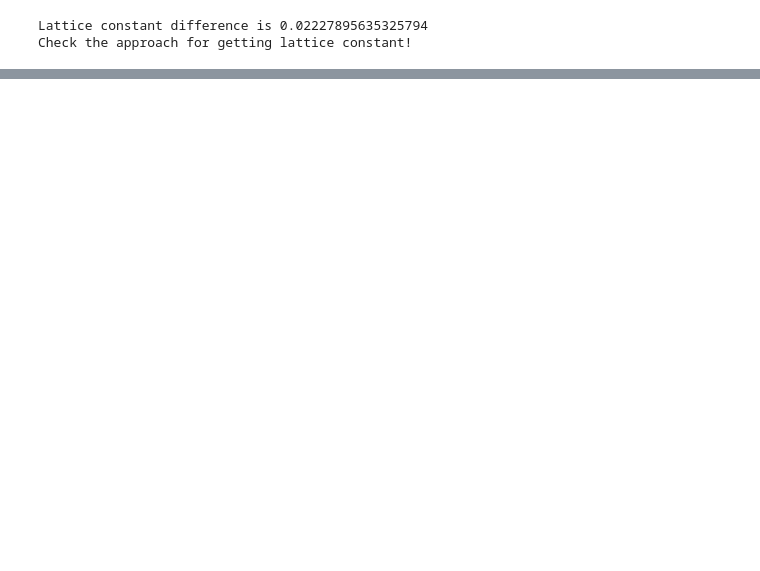
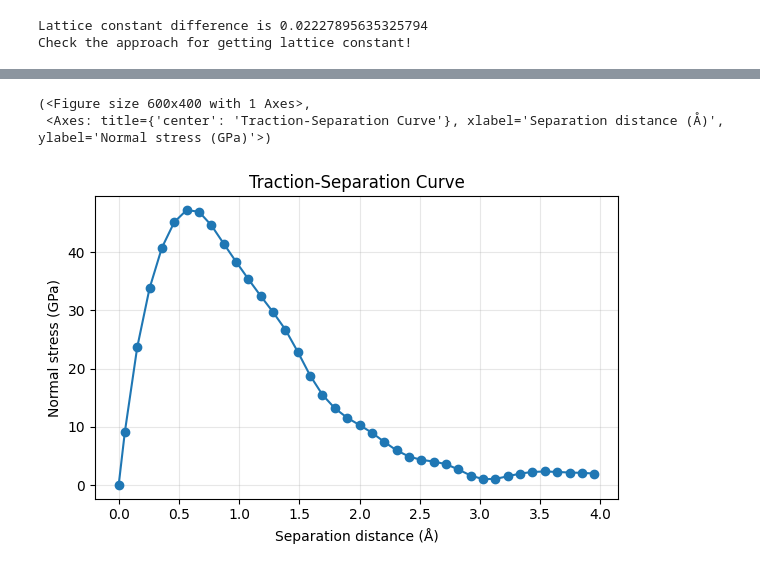
Before and after one commit to leiapple/AtomDefectKit, a Jupyter notebook: demo/TS_curve.ipynb, the cells around one changed output, grey strips where cells are left out. Cells and saved outputs as stored; diff of their text form; code cells hidden in the pictures; blank space fills up the shorter version.

```diff
--- a/demo/TS_curve.ipynb
+++ b/demo/TS_curve.ipynb
@@ -54,0 +59,18 @@ TS_100.plot_pure_separation(results)
+# %%
+# Use the workflow factory so the calculator is shared automatically.
+
+TS_110 = workflow.create_traction_separation_workflow(
+    atoms=atoms,
+    surface_index=(1, 1, 0),
+    repeat=(3, 3, 16),
+    working_dir="ts_110",
+)
+results = TS_110.run_pure_separation(
+    vacuum_values=np.linspace(0.0, 4.0, 40),
+    write_xyz=True,
+)
+TS_110.plot_pure_separation(results)
+# %% [output]
+(<Figure size 600x400 with 1 Axes>,
+ <Axes: title={'center': 'Traction-Separation Curve'}, xlabel='Separation distance (Å)', ylabel='Normal stress (GPa)'>)
+[figure, added]
```
Also changed, not shown: parts of 2 cells of this notebook.
